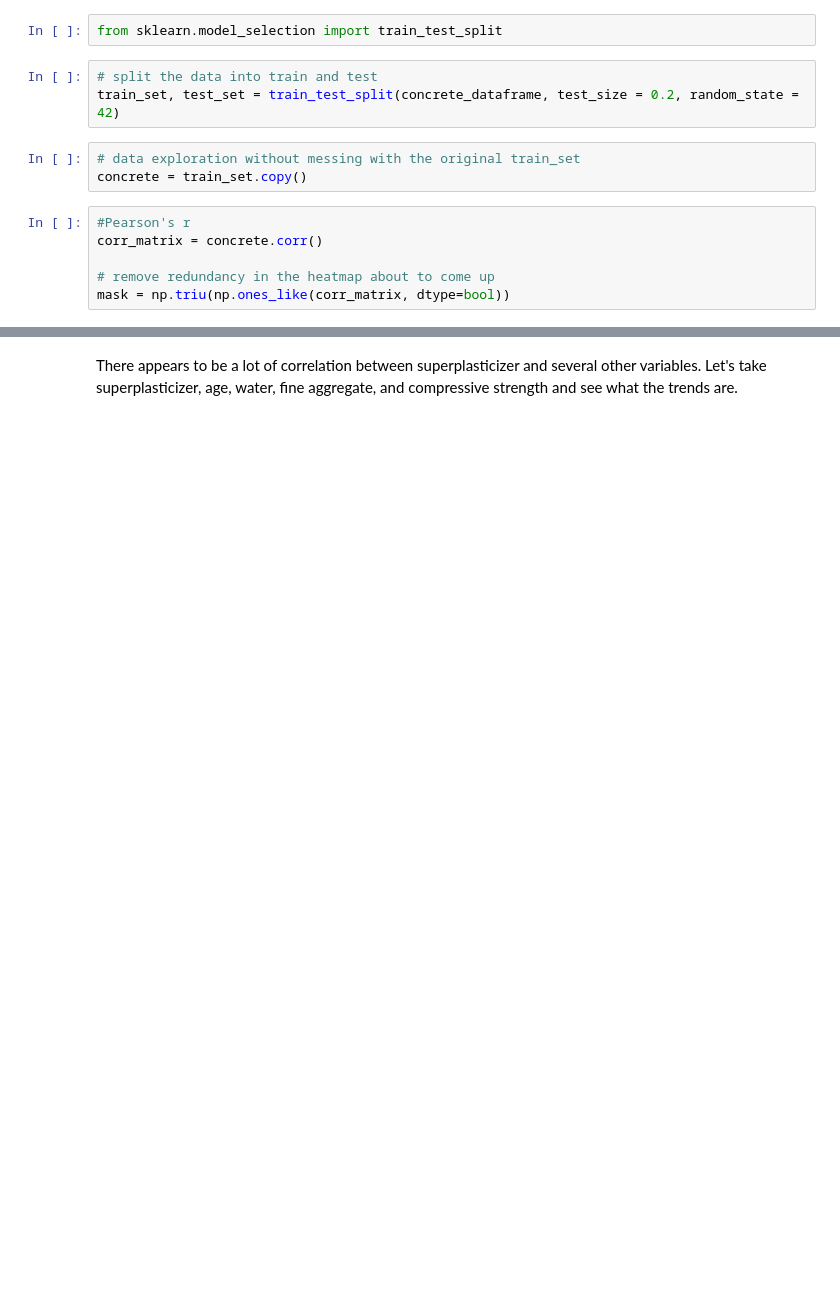
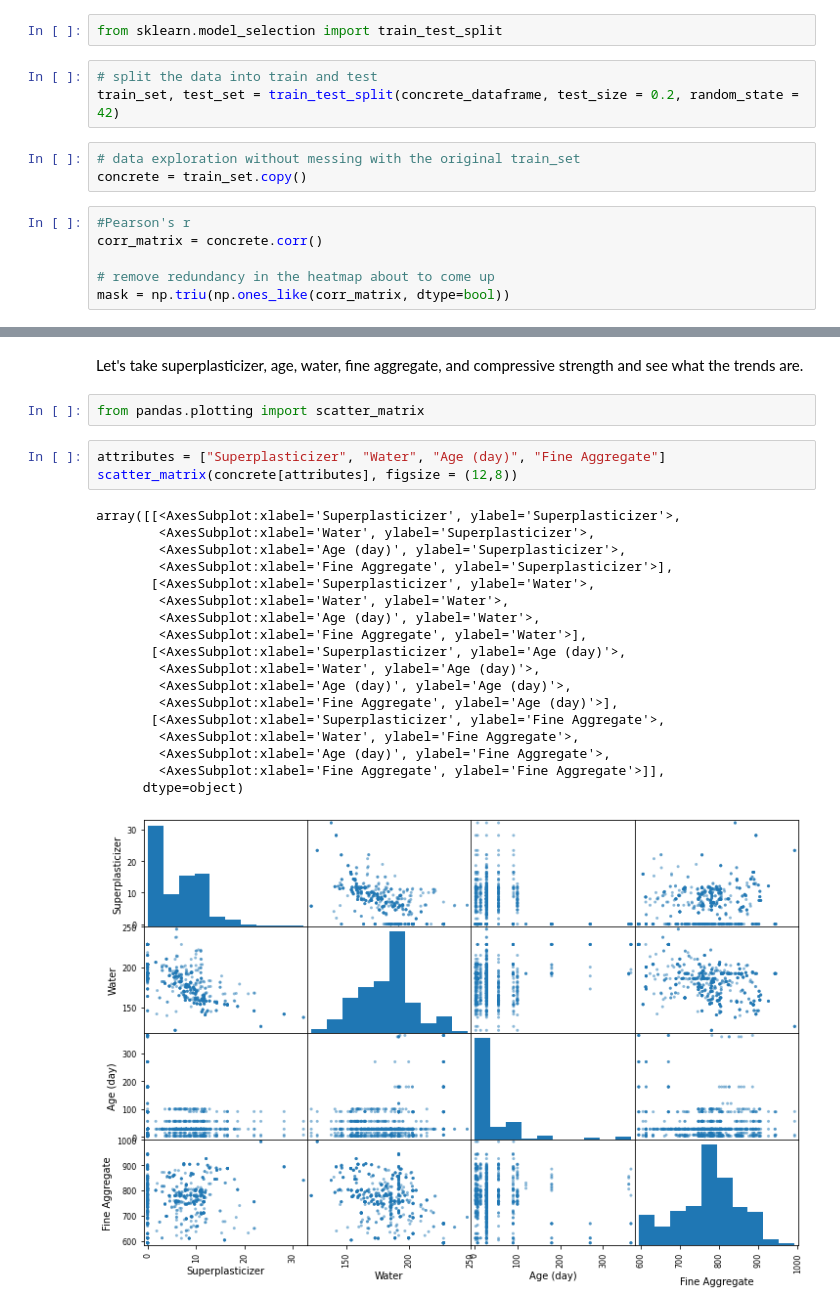
Before and after one commit to alexander-one/portfolio, a Jupyter notebook: Project - Concrete Strength ML/Concrete Strength ML Techniques.ipynb, the cells around one changed output, grey strips where cells are left out. Drawn from its saved outputs; the diff is of its cells as text; blank space fills up the shorter version.

Commit message:
start of concrete strength project

```diff
--- a/Project - Concrete Strength ML/Concrete Strength ML Techniques.ipynb
+++ b/Project - Concrete Strength ML/Concrete Strength ML Techniques.ipynb
@@ -68,2 +91,26 @@ corr_matrix["median_house_value"].sort_values(ascending = False)
 # %% [markdown]
-There appears to be a lot of correlation between superplasticizer and several other variables. Let's take superplasticizer, age, water, fine aggregate, and compressive strength and see what the trends are.
+Let's take superplasticizer, age, water, fine aggregate, and compressive strength and see what the trends are.
+# %%
+from pandas.plotting import scatter_matrix
+# %%
+attributes = ["Superplasticizer", "Water", "Age (day)", "Fine Aggregate"]
+scatter_matrix(concrete[attributes], figsize = (12,8))
+# %% [output]
+array([[<AxesSubplot:xlabel='Superplasticizer', ylabel='Superplasticizer'>,
+        <AxesSubplot:xlabel='Water', ylabel='Superplasticizer'>,
+        <AxesSubplot:xlabel='Age (day)', ylabel='Superplasticizer'>,
+        <AxesSubplot:xlabel='Fine Aggregate', ylabel='Superplasticizer'>],
+       [<AxesSubplot:xlabel='Superplasticizer', ylabel='Water'>,
+        <AxesSubplot:xlabel='Water', ylabel='Water'>,
+        <AxesSubplot:xlabel='Age (day)', ylabel='Water'>,
+        <AxesSubplot:xlabel='Fine Aggregate', ylabel='Water'>],
+       [<AxesSubplot:xlabel='Superplasticizer', ylabel='Age (day)'>,
+        <AxesSubplot:xlabel='Water', ylabel='Age (day)'>,
+        <AxesSubplot:xlabel='Age (day)', ylabel='Age (day)'>,
+        <AxesSubplot:xlabel='Fine Aggregate', ylabel='Age (day)'>],
+       [<AxesSubplot:xlabel='Superplasticizer', ylabel='Fine Aggregate'>,
+        <AxesSubplot:xlabel='Water', ylabel='Fine Aggregate'>,
+        <AxesSubplot:xlabel='Age (day)', ylabel='Fine Aggregate'>,
+        <AxesSubplot:xlabel='Fine Aggregate', ylabel='Fine Aggregate'>]],
+      dtype=object)
+[figure, added]
```
Also changed, not shown: parts of 5 cells of this notebook.
